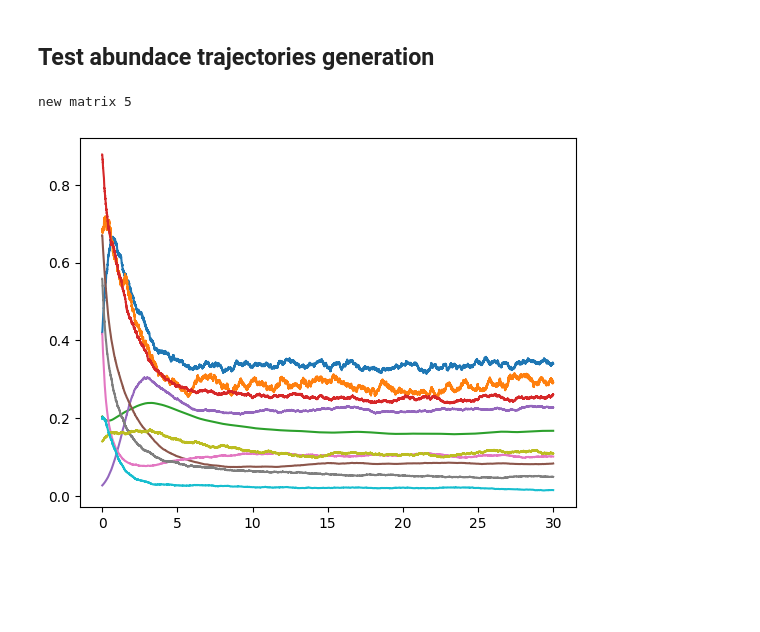
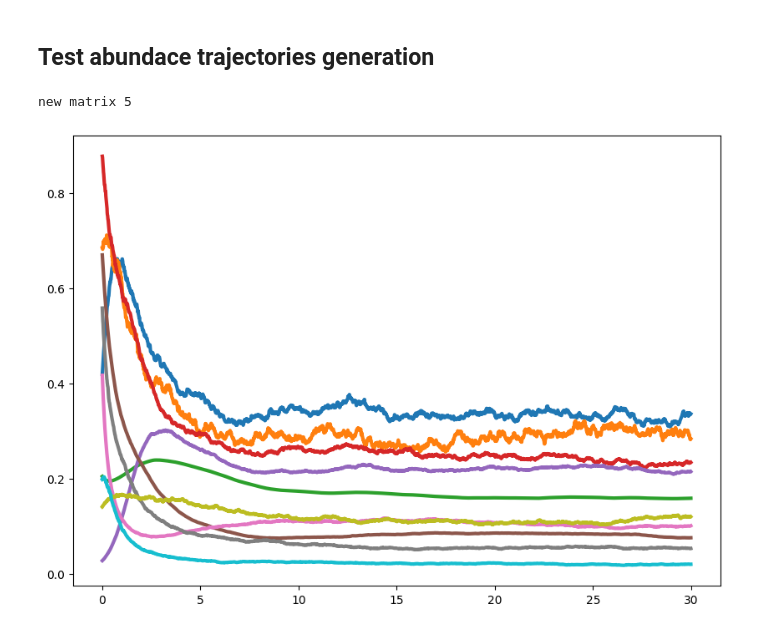
Before and after one commit to joaovaleriano/gLV_OED, a Jupyter notebook: notebooks/testing.ipynb, the cells around one changed output. Drawn from its saved outputs; the diff is of its cells as text; code cells hidden in the pictures; blank space fills up the shorter version.

```diff
--- a/notebooks/testing.ipynb
+++ b/notebooks/testing.ipynb
@@ -17,28 +18,29 @@ def set_nb_seed(seed):
 # %%
 n = 10
 seed = 1
 r_max = 1.
 A_diag_std = 1.
 A_off_diag_std = 10.
 
 p = sort_glv_params(n, seed, r_max, A_diag_std, A_off_diag_std)
 
 np.random.seed(seed)
 sig = np.random.uniform(0, 0.1, n)
 
 x0 = np.random.uniform(0, 1, n)
 
 dt = 1e-3
-t_eval = np.arange(0, 30, 1e-3)
+t_eval = np.arange(0, 30, 1e-2)
 #%%
 
 t0 = 0.
 set_nb_seed(12)
 
 sol = euler_maruyama(glv, t0, x0, p, sig, dt, t_eval)
 
-plt.plot(t_eval, sol)
+plt.figure(figsize=(10, 7))
+plt.plot(t_eval, sol, lw=3)
 plt.show()
 # %% [output]
 new matrix 5
-[figure, old version]
+[figure, new version]
```
Also changed, not shown: parts of 7 cells of this notebook.
